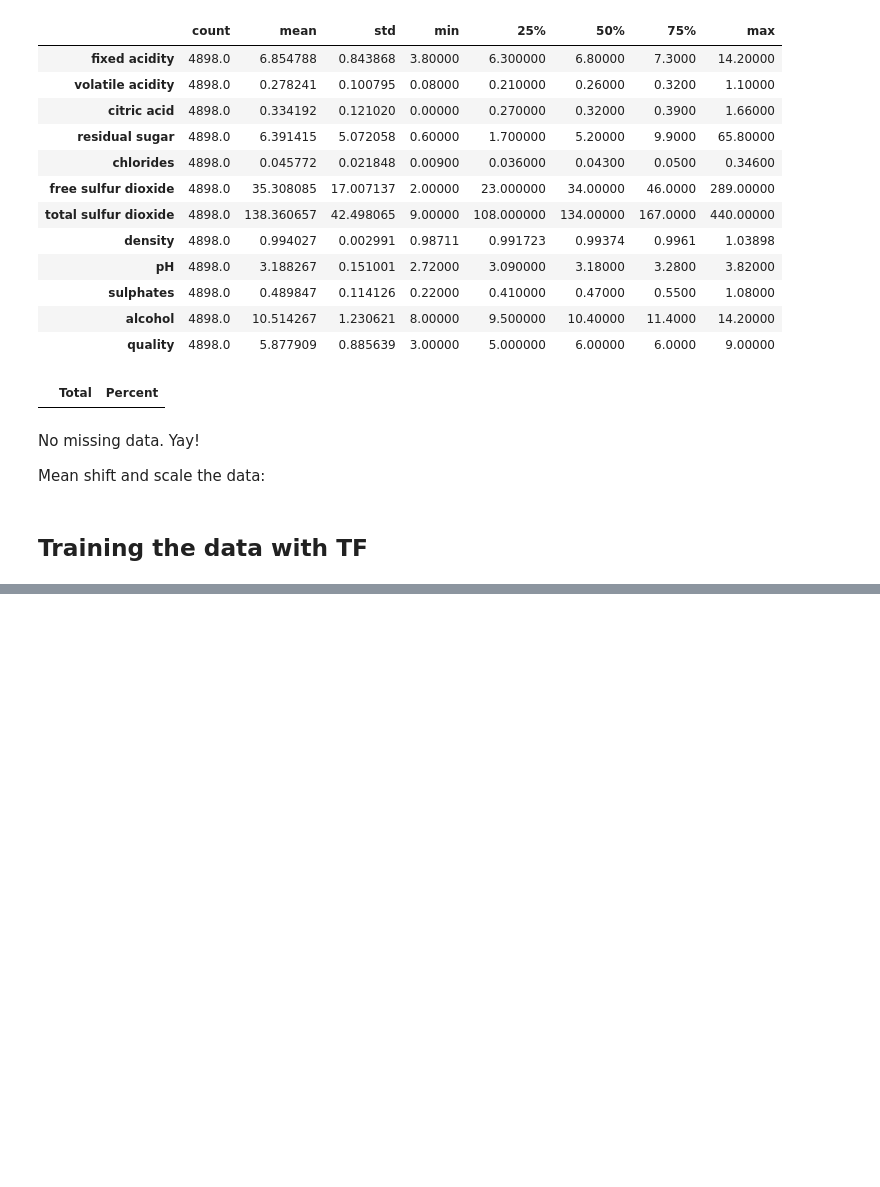
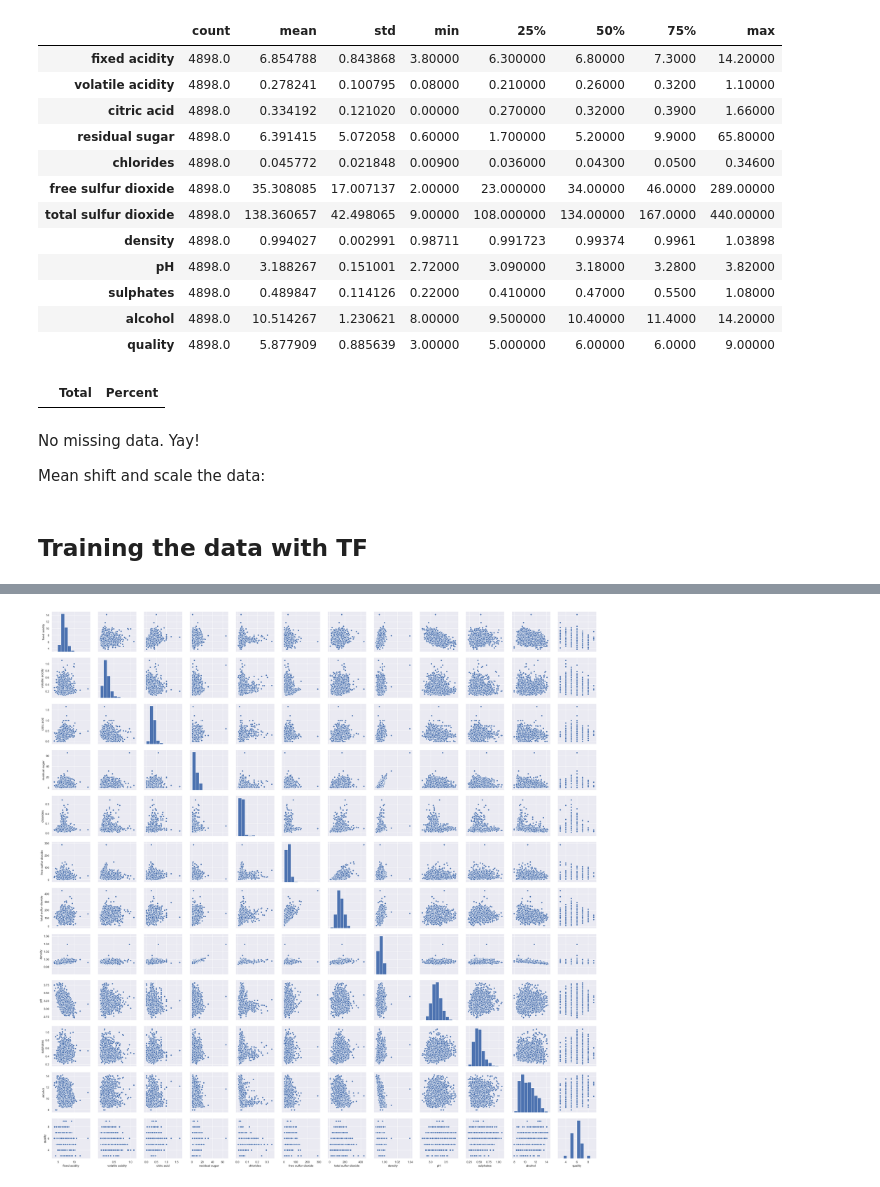
Before and after one commit to SagarDePrem/TF_essentials, a Jupyter notebook: Regression/Wine Data/Analysis.ipynb, the cells around one changed output, grey strips where cells are left out. Drawn from its saved outputs; the diff is of its cells as text; code cells hidden in the pictures; blank space fills up the shorter version.

```diff
--- a/Regression/Wine Data/Analysis.ipynb
+++ b/Regression/Wine Data/Analysis.ipynb
@@ -136,0 +144,6 @@ array([[ 0.13787014],
+# %%
+sns.set()
+sns.pairplot(df, height = 2.5)
+plt.show()
+# %% [output]
+[figure, added]
```
Also changed, not shown: parts of 10 cells of this notebook.
